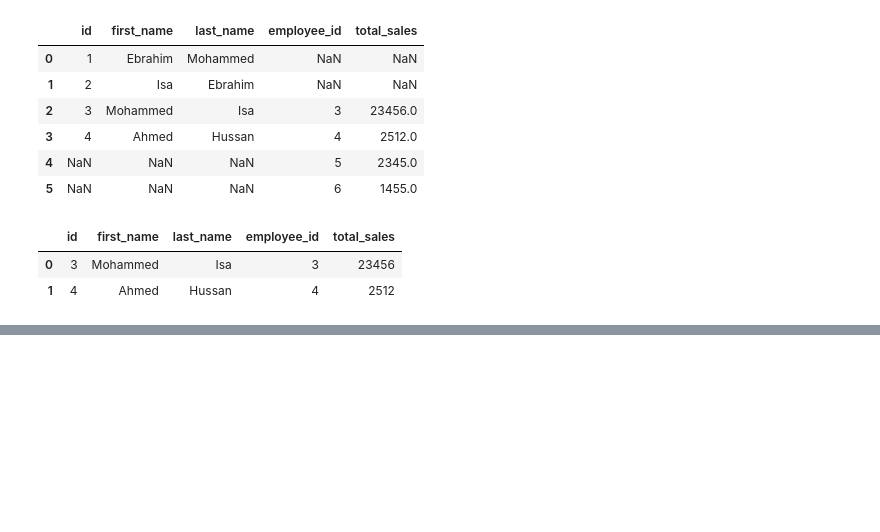
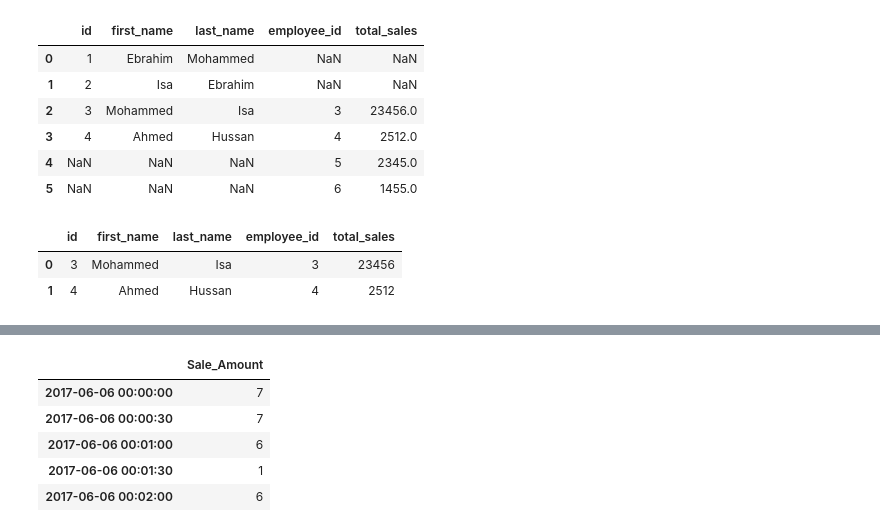
Before and after one commit to A12A34/11AI-SEM2, a Jupyter notebook: school/ML/Final revision/ML202_Data_Wrangling_(Pt_3).ipynb, the cells around one changed output, grey strips where cells are left out. Saved outputs shown, nothing was run; the diff lists cells and outputs as text; code cells hidden in the pictures; blank space fills up the shorter version.

```diff
--- a/school/ML/Final revision/ML202_Data_Wrangling_(Pt_3).ipynb
+++ b/school/ML/Final revision/ML202_Data_Wrangling_(Pt_3).ipynb
@@ -279,3 +273,87 @@ pd.merge(employee_data, sales_df, left_on="id", right_on="employee_id", how="inn
 |  | id | first_name | last_name | employee_id | total_sales |
 | 0 | 3 | Mohammed | Isa | 3 | 23456 |
 | 1 | 4 | Ahmed | Hussan | 4 | 2512 |
+# %%
+# Complete code for Data Wrangling Pt 3
+import pandas as pd
+import numpy as np
+from pathlib import Path
+
+csv_path = Path("Titanic-Dataset.csv")
+if not csv_path.exists():
+    csv_path = Path.cwd() / "school" / "ML" / "Final revision" / "Titanic-Dataset.csv"
+
+# Grouping rows by values
+titanic = pd.read_csv(csv_path)
+display(titanic.head(10))
+print("Mean numeric values by sex:")
+display(titanic.groupby("Sex").mean(numeric_only=True))
+print("Mean numeric values by survived:")
+display(titanic.groupby("Survived").mean(numeric_only=True))
+
+# Grouping rows by time
+time_index = pd.date_range("2017-06-06", periods=100000, freq="30s")
+sales_time_df = pd.DataFrame(index=time_index)
+sales_time_df["Sale_Amount"] = np.random.randint(1, 10, 100000)
+display(sales_time_df.head())
+print("Weekly sales sum:")
+display(sales_time_df.resample("W").sum().head())
+print("Two-week sales mean:")
+display(sales_time_df.resample("2W").mean().head())
+print("Monthly row count:")
+display(sales_time_df.resample("ME").count().head())
+
+# Looping over a column
+print("Uppercase names with loop:")
+for name in titanic["Name"].head(2):
+    print(name.upper())
+
+uppercase_names = [name.upper() for name in titanic["Name"].head(2)]
+print("Uppercase names with list comprehension:", uppercase_names)
+
+def uppercase(value):
+    return value.upper()
+
+print("Uppercase names with apply:")
+display(titanic["Name"].apply(uppercase).head(2))
+print("Count by sex:")
+display(titanic.groupby("Sex").count())
+
+# Concatenating DataFrames
+students_1 = pd.DataFrame({
+    "id": ["1", "2", "3"],
+    "first_name": ["Ahmed", "Ali", "Hasan"],
+    "last_name": ["Hasan", "Ahmed", "Ali"],
+})
+students_2 = pd.DataFrame({
+    "id": ["4", "5", "6"],
+    "first_name": ["Ebrahim", "Isa", "Mohammed"],
+    "last_name": ["Mohammed", "Ebrahim", "Isa"],
+})
+all_students = pd.concat([students_1, students_2], axis=0, ignore_index=True)
+display(all_students)
+
+row = pd.Series(["10", "Hussain", "Ali"], index=["id", "first_name", "last_name"])
+all_students_with_row = pd.concat([all_students, row.to_frame().T], ignore_index=True)
+display(all_students_with_row)
+
+# Merging DataFrames
+employee_df = pd.DataFrame({
+    "id": ["1", "2", "3", "4"],
+    "first_name": ["Ebrahim", "Isa", "Mohammed", "Ahmed"],
+    "last_name": ["Ali", "Ahmed", "Hasan", "Mohammed"],
+})
+sales_df = pd.DataFrame({
+    "employee_id": ["3", "4", "5", "6"],
+    "total_sales": [23456, 2512, 2345, 1455],
+})
+
+display(employee_df)
+display(sales_df)
+print("Default inner merge:")
+display(pd.merge(employee_df, sales_df, left_on="id", right_on="employee_id"))
+print("Outer merge:")
+display(pd.merge(employee_df, sales_df, left_on="id", right_on="employee_id", how="outer"))
+print("Inner merge:")
+display(pd.merge(employee_df, sales_df, left_on="id", right_on="employee_id", how="inner"))
+# %% [output]
@@ -281,0 +381,6 @@ pd.merge(employee_data, sales_df, left_on="id", right_on="employee_id", how="inn
+|  | Sale_Amount |
+| 2017-06-06 00:00:00 | 7 |
+| 2017-06-06 00:00:30 | 7 |
+| 2017-06-06 00:01:00 | 6 |
+| 2017-06-06 00:01:30 | 1 |
+| 2017-06-06 00:02:00 | 6 |
```
Also changed, not shown: parts of 6 cells of this notebook, 2 other files.
